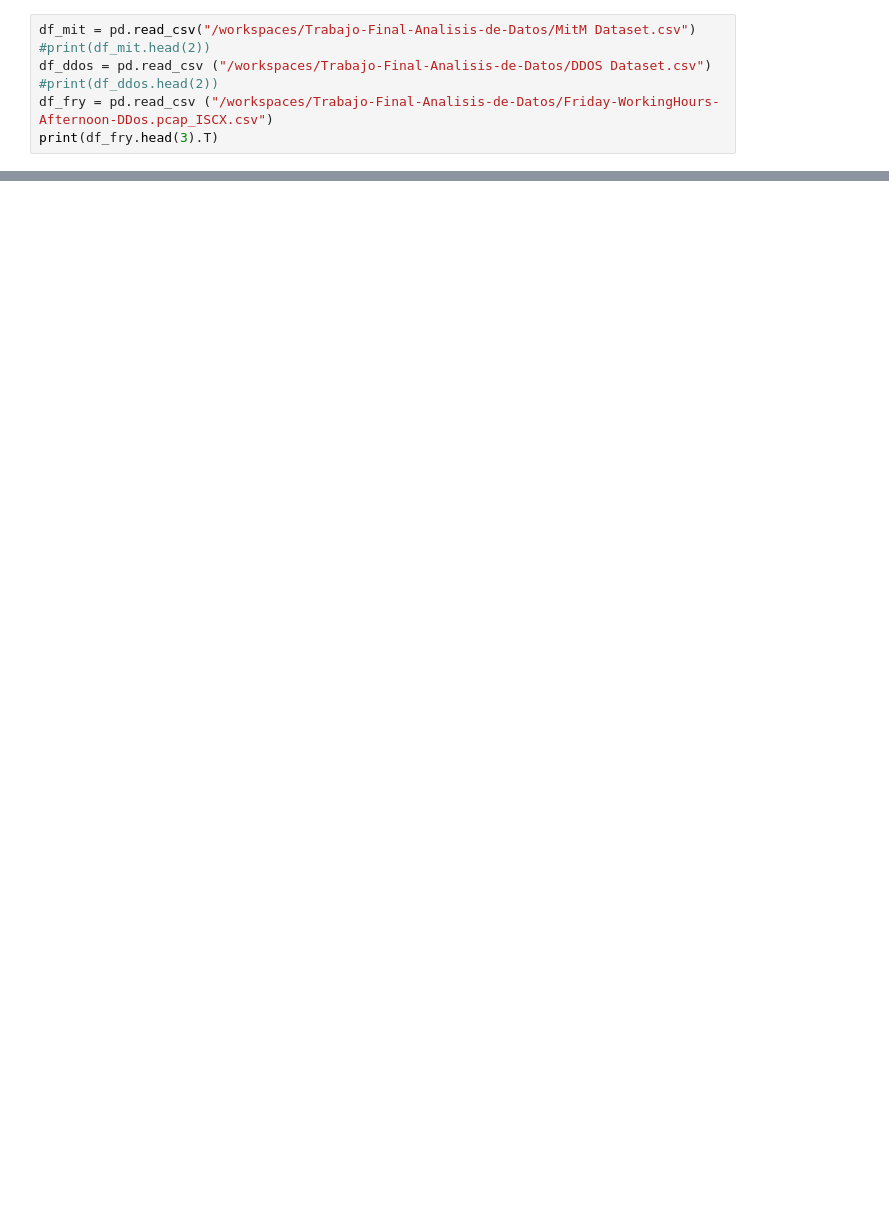
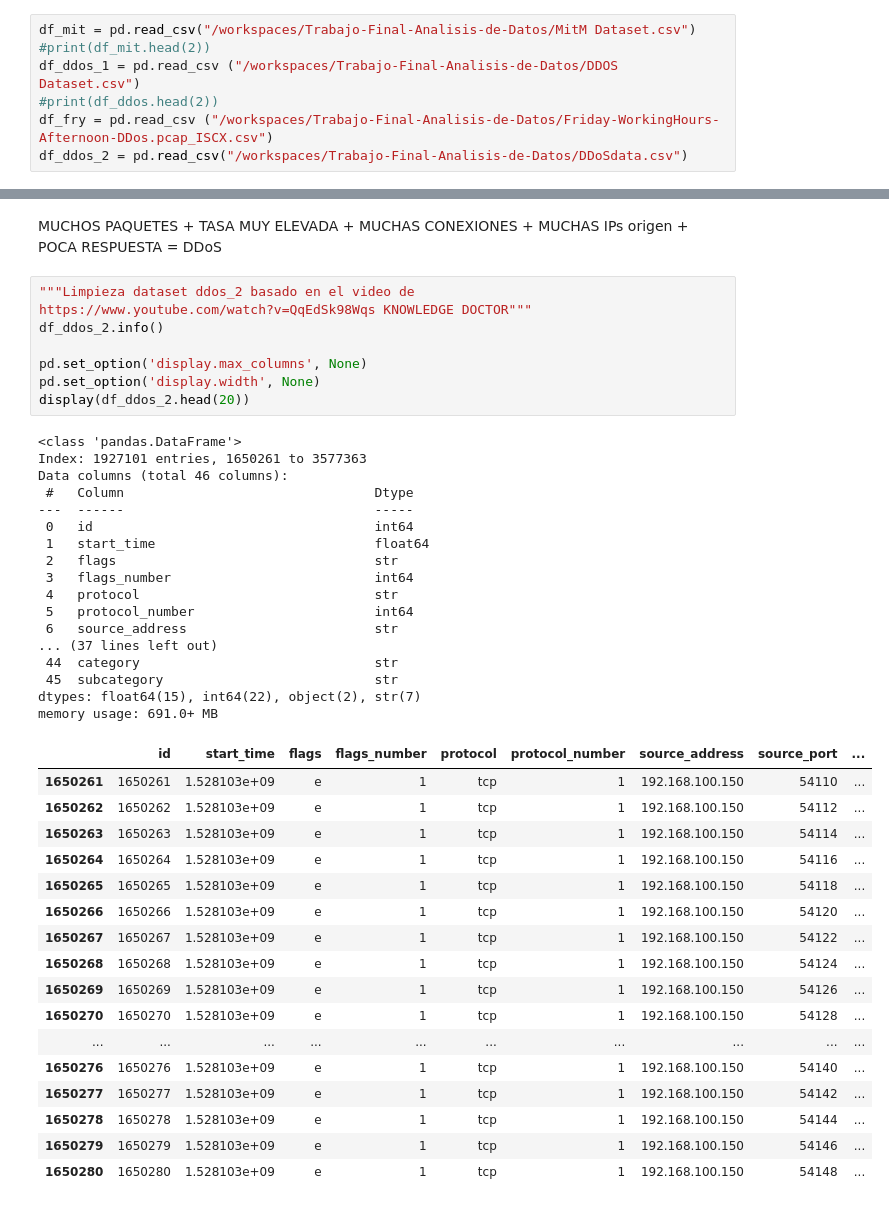
Before and after one commit to Santino-Ch/Trabajo-Final-Analisis-de-Datos, a Jupyter notebook: Analisis.ipynb, the cells around one changed output, grey strips where cells are left out. Cells and saved outputs as stored; diff of their text form; blank space fills up the shorter version.

Commit message:
inicio analisis de datos

```diff
--- a/Analisis.ipynb
+++ b/Analisis.ipynb
@@ -5,7 +6,7 @@ import sqlite3
 # %%
 df_mit = pd.read_csv("/workspaces/Trabajo-Final-Analisis-de-Datos/MitM Dataset.csv")
 #print(df_mit.head(2))
-df_ddos = pd.read_csv ("/workspaces/Trabajo-Final-Analisis-de-Datos/DDOS Dataset.csv")
+df_ddos_1 = pd.read_csv ("/workspaces/Trabajo-Final-Analisis-de-Datos/DDOS Dataset.csv")
 #print(df_ddos.head(2))
 df_fry = pd.read_csv ("/workspaces/Trabajo-Final-Analisis-de-Datos/Friday-WorkingHours-Afternoon-DDos.pcap_ISCX.csv")
-print(df_fry.head(3).T)
+df_ddos_2 = pd.read_csv("/workspaces/Trabajo-Final-Analisis-de-Datos/DDoSdata.csv")
@@ -26,0 +69,54 @@ Idle Mean                       0.0     0.0     0.0
+# %% [markdown]
+MUCHOS PAQUETES
+              +
+TASA MUY ELEVADA
+              +
+MUCHAS CONEXIONES
+              +
+MUCHAS IPs origen
+              +
+POCA RESPUESTA
+ = DDoS
+# %%
+"""Limpieza dataset ddos_2 basado en el video de
+https://www.youtube.com/watch?v=QqEdSk98Wqs KNOWLEDGE DOCTOR"""
+df_ddos_2.info()
+
+pd.set_option('display.max_columns', None)
+pd.set_option('display.width', None)
+display(df_ddos_2.head(20))
+# %% [output]
+<class 'pandas.DataFrame'>
+Index: 1927101 entries, 1650261 to 3577363
+Data columns (total 46 columns):
+ #   Column                                Dtype
+---  ------                                -----
+ 0   id                                    int64
+ 1   start_time                            float64
+ 2   flags                                 str
+ 3   flags_number                          int64
+ 4   protocol                              str
+ 5   protocol_number                       int64
+ 6   source_address                        str
+... (37 lines left out)
+ 44  category                              str
+ 45  subcategory                           str
+dtypes: float64(15), int64(22), object(2), str(7)
+memory usage: 691.0+ MB
+|  | id | start_time | flags | flags_number | protocol | protocol_number | source_address | source_port | ... |
+| 1650261 | 1650261 | 1.528103e+09 | e | 1 | tcp | 1 | 192.168.100.150 | 54110 | ... |
+| 1650262 | 1650262 | 1.528103e+09 | e | 1 | tcp | 1 | 192.168.100.150 | 54112 | ... |
+| 1650263 | 1650263 | 1.528103e+09 | e | 1 | tcp | 1 | 192.168.100.150 | 54114 | ... |
+| 1650264 | 1650264 | 1.528103e+09 | e | 1 | tcp | 1 | 192.168.100.150 | 54116 | ... |
+| 1650265 | 1650265 | 1.528103e+09 | e | 1 | tcp | 1 | 192.168.100.150 | 54118 | ... |
+| 1650266 | 1650266 | 1.528103e+09 | e | 1 | tcp | 1 | 192.168.100.150 | 54120 | ... |
+| 1650267 | 1650267 | 1.528103e+09 | e | 1 | tcp | 1 | 192.168.100.150 | 54122 | ... |
+| 1650268 | 1650268 | 1.528103e+09 | e | 1 | tcp | 1 | 192.168.100.150 | 54124 | ... |
+| 1650269 | 1650269 | 1.528103e+09 | e | 1 | tcp | 1 | 192.168.100.150 | 54126 | ... |
+| 1650270 | 1650270 | 1.528103e+09 | e | 1 | tcp | 1 | 192.168.100.150 | 54128 | ... |
+| ... | ... | ... | ... | ... | ... | ... | ... | ... | ... |
+| 1650276 | 1650276 | 1.528103e+09 | e | 1 | tcp | 1 | 192.168.100.150 | 54140 | ... |
+| 1650277 | 1650277 | 1.528103e+09 | e | 1 | tcp | 1 | 192.168.100.150 | 54142 | ... |
+| 1650278 | 1650278 | 1.528103e+09 | e | 1 | tcp | 1 | 192.168.100.150 | 54144 | ... |
+| 1650279 | 1650279 | 1.528103e+09 | e | 1 | tcp | 1 | 192.168.100.150 | 54146 | ... |
+| 1650280 | 1650280 | 1.528103e+09 | e | 1 | tcp | 1 | 192.168.100.150 | 54148 | ... |
```
Also changed, not shown: parts of 3 cells of this notebook.
